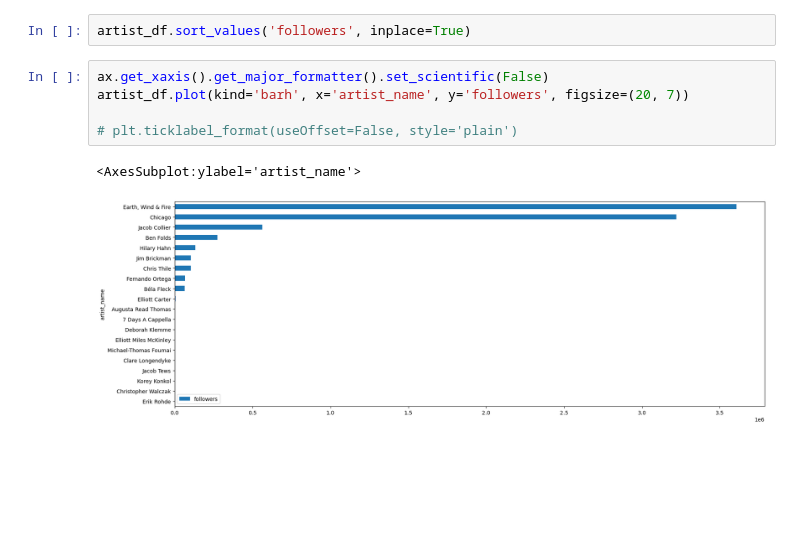
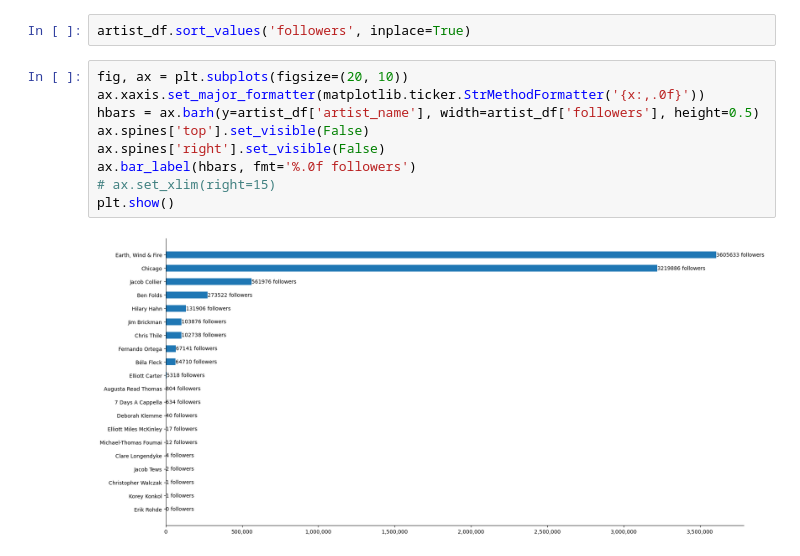
Before and after one commit to JacobTews/spotify, a Jupyter notebook: jupyter_workspace.ipynb, the cells around one changed output. Cells and saved outputs as stored; diff of their text form; blank space fills up the shorter version.

```diff
--- a/jupyter_workspace.ipynb
+++ b/jupyter_workspace.ipynb
@@ -86,10 +87,13 @@ artist_df[artist_df['genre'].isna()]
 # %%
 artist_df.sort_values('followers', inplace=True)
 # %%
-ax.get_xaxis().get_major_formatter().set_scientific(False)
-artist_df.plot(kind='barh', x='artist_name', y='followers', figsize=(20, 7))
-
-# plt.ticklabel_format(useOffset=False, style='plain')
+fig, ax = plt.subplots(figsize=(20, 10))
+ax.xaxis.set_major_formatter(matplotlib.ticker.StrMethodFormatter('{x:,.0f}'))
+hbars = ax.barh(y=artist_df['artist_name'], width=artist_df['followers'], height=0.5)
+ax.spines['top'].set_visible(False)
+ax.spines['right'].set_visible(False)
+ax.bar_label(hbars, fmt='%.0f followers')
+# ax.set_xlim(right=15)
+plt.show()
 # %% [output]
-<AxesSubplot:ylabel='artist_name'>
-[figure, old version]
+[figure, new version]
```
Also changed, not shown: parts of 3 cells of this notebook.
